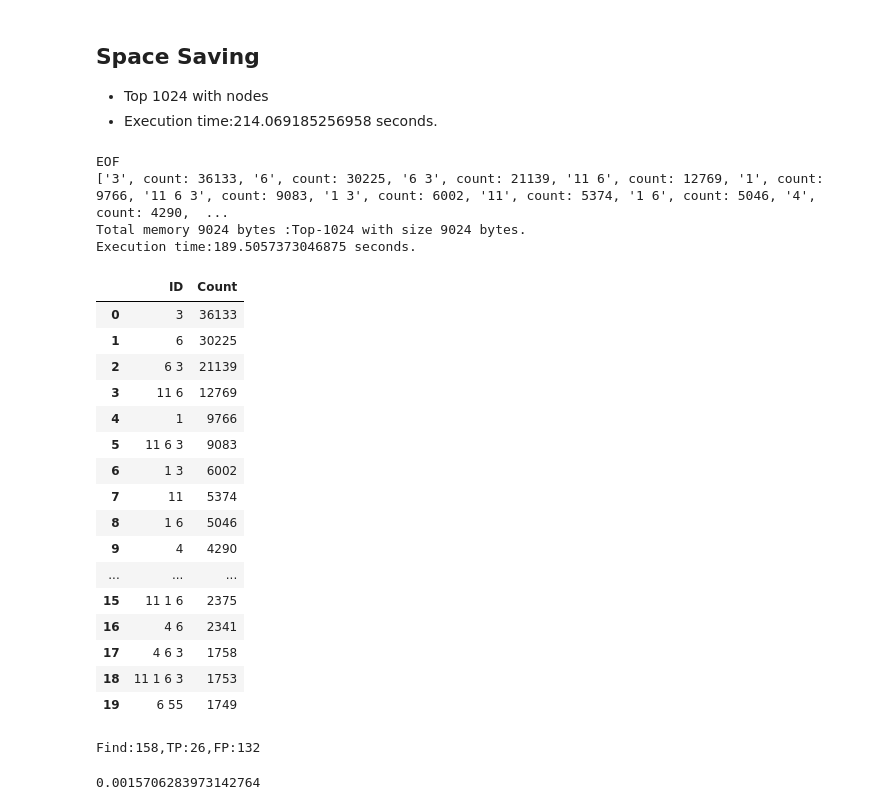
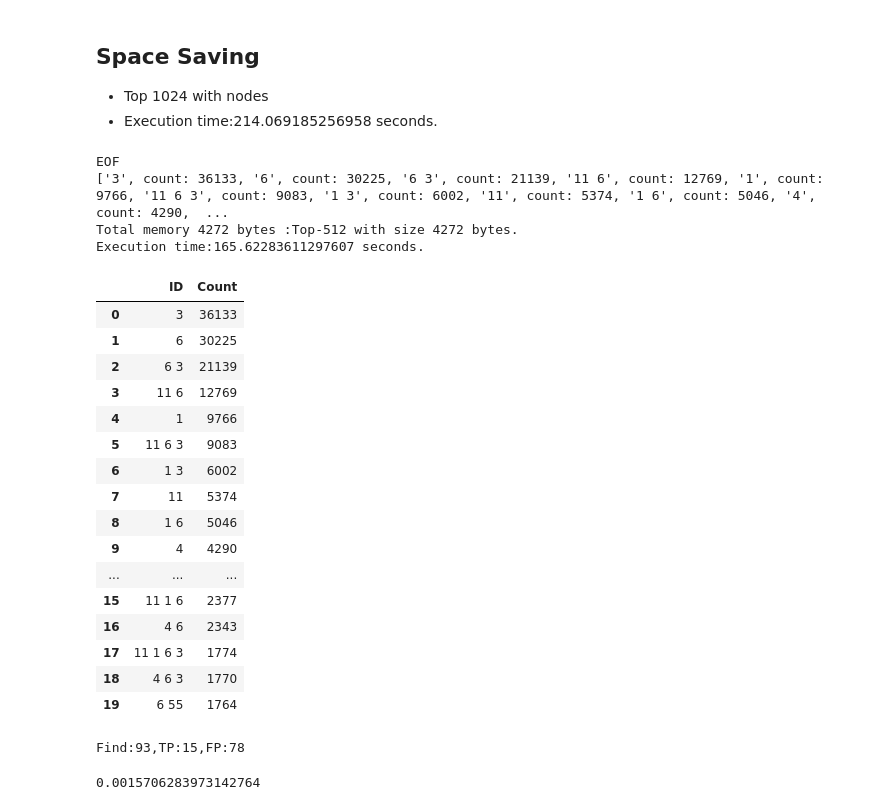
Before and after one commit to peropero1/Python, a Jupyter notebook: CountMinsketch/kosarak_0408.ipynb, the cells around one changed output. Saved outputs shown, nothing was run; the diff lists cells and outputs as text; code cells hidden in the pictures.

```diff
--- a/CountMinsketch/kosarak_0408.ipynb
+++ b/CountMinsketch/kosarak_0408.ipynb
@@ -272,7 +272,7 @@ filename='kosarak.dat'
 filepath="..\\dataset\\"
 src_data=os.path.join(filepath,filename)
 
-size=1024
+size=512
 Top=[]
 #item_count=100000
 
@@ -303,40 +303,40 @@ with open(src_data,'r') as file:
 
 end=time.time()
 print(Top[:20],len(Top))
 print("Total memory {0} bytes :Top-{1} with size {0} bytes.".format(sys.getsizeof(Top),size))
 print("Execution time:{} seconds.".format(str(end-start)))
 
 
 #　conver Top into df
 templi=[]
 for i in Top:
     templi.append([i.ID,i.count])
 
 df=pd.DataFrame(templi,columns=['ID', 'Count'])
 df.to_csv("..\\result\\kosarak\\SS_class_kosarak.csv",index=False)
 df.head(20)
 # %% [output]
 EOF
 ['3', count: 36133, '6', count: 30225, '6 3', count: 21139, '11 6', count: 12769, '1', count: 9766, '11 6 3', count: 9083, '1 3', count: 6002, '11', count: 5374, '1 6', count: 5046, '4', count: 4290,  ...
-Total memory 9024 bytes :Top-1024 with size 9024 bytes.
-Execution time:189.5057373046875 seconds.
+Total memory 4272 bytes :Top-512 with size 4272 bytes.
+Execution time:165.62283611297607 seconds.
 |  | ID | Count |
 | 0 | 3 | 36133 |
 | 1 | 6 | 30225 |
 | 2 | 6 3 | 21139 |
 | 3 | 11 6 | 12769 |
 | 4 | 1 | 9766 |
 | 5 | 11 6 3 | 9083 |
 | 6 | 1 3 | 6002 |
 | 7 | 11 | 5374 |
 | 8 | 1 6 | 5046 |
 | 9 | 4 | 4290 |
 | ... | ... | ... |
-| 15 | 11 1 6 | 2375 |
-| 16 | 4 6 | 2341 |
-| 17 | 4 6 3 | 1758 |
-| 18 | 11 1 6 3 | 1753 |
-| 19 | 6 55 | 1749 |
+| 15 | 11 1 6 | 2377 |
+| 16 | 4 6 | 2343 |
+| 17 | 11 1 6 3 | 1774 |
+| 18 | 4 6 3 | 1770 |
+| 19 | 6 55 | 1764 |
 # %%
 # Result compare
 # ARE: (1/distinct element)*(abs(f-f*)/f)
@@ -371,7 +371,7 @@ for item in li1:
 print("Find:{},TP:{},FP:{}".format(find,tp,fp))
 #print("ARE:{}".format(error/606770))
 # %% [output]
-Find:158,TP:26,FP:132
+Find:93,TP:15,FP:78
 # %%
 ## ARE
 
```
Also changed, not shown: parts of 3 cells of this notebook, 12 other files.
